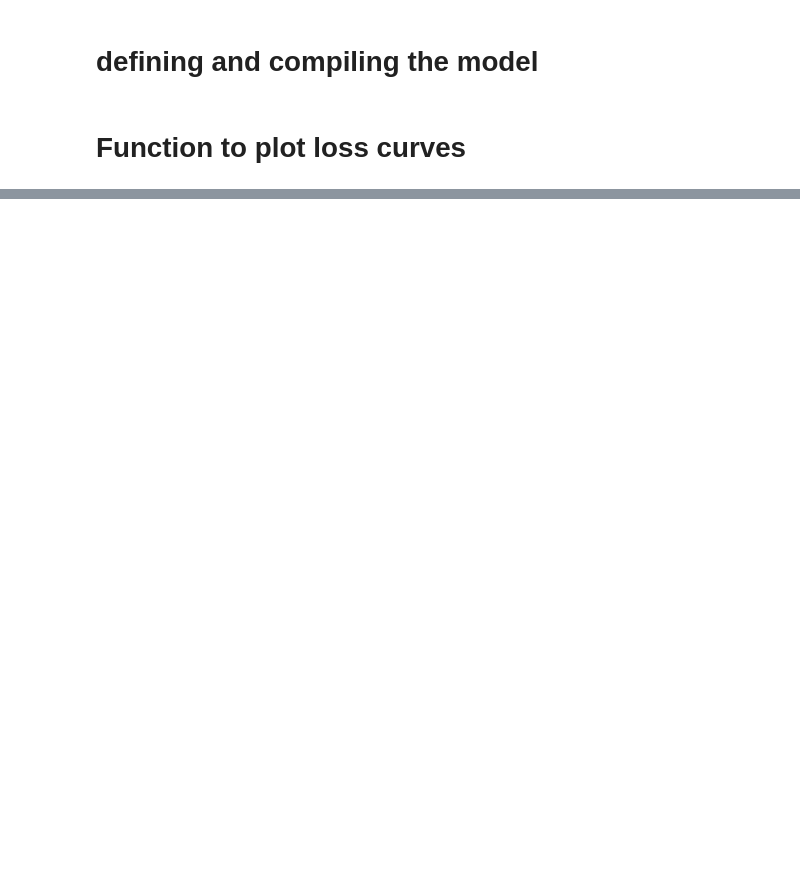
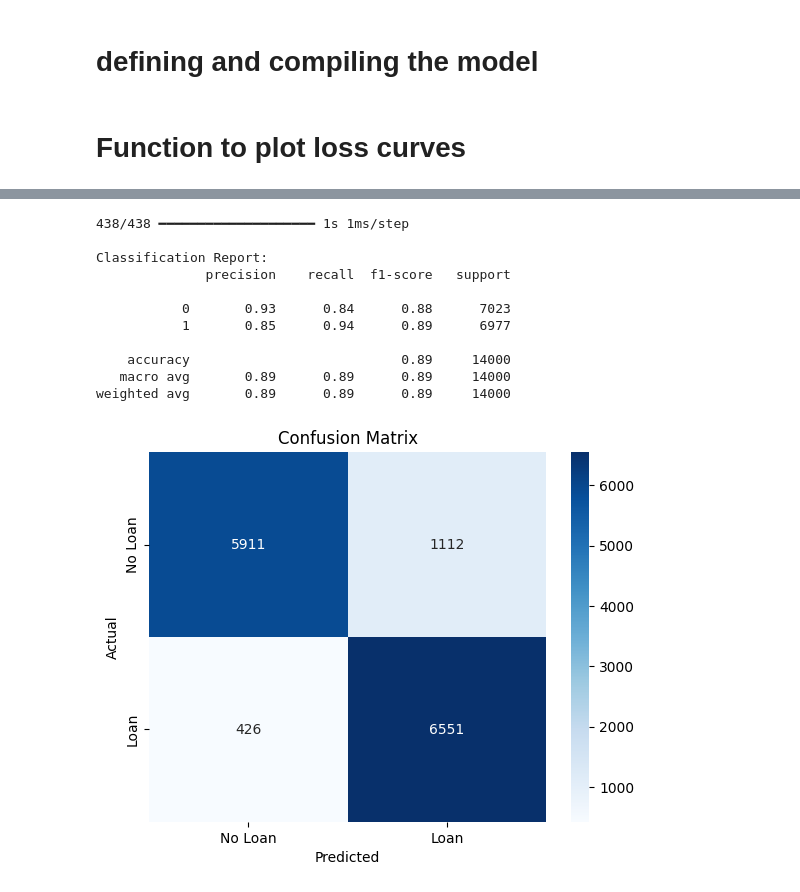
Before and after one commit to Samenergy/Formative-1-Databases, a Jupyter notebook: Notebook.ipynb, the cells around one changed output, grey strips where cells are left out. Saved outputs shown, nothing was run; the diff lists cells and outputs as text; code cells hidden in the pictures; blank space fills up the shorter version.

Commit message:
model evaluation

```diff
--- a/Notebook.ipynb
+++ b/Notebook.ipynb
@@ -169,0 +170,28 @@ Epoch 30/30
+# %%
+# Evaluating models
+def evaluate_model(model, X_test, y_test):
+   y_pred = (model.predict(X_test) > 0.5).astype("int32")
+   print("\nClassification Report:")
+   print(classification_report(y_test, y_pred))
+   conf_matrix = confusion_matrix(y_test, y_pred)
+   sns.heatmap(conf_matrix, annot=True, fmt='d', cmap='Blues', xticklabels=['No Loan', 'Loan'], yticklabels=['No Loan', 'Loan'])
+   plt.xlabel('Predicted')
+   plt.ylabel('Actual')
+   plt.title('Confusion Matrix')
+   plt.show()
+# %%
+# Evaluate all models
+evaluate_model(model_2, X_test, y_test)
+# %% [output]
+438/438 ━━━━━━━━━━━━━━━━━━━━ 1s 1ms/step
+
+Classification Report:
+              precision    recall  f1-score   support
+
+           0       0.93      0.84      0.88      7023
+           1       0.85      0.94      0.89      6977
+
+    accuracy                           0.89     14000
+   macro avg       0.89      0.89      0.89     14000
+weighted avg       0.89      0.89      0.89     14000
+[figure, added]
```
Also changed, not shown: parts of 5 cells of this notebook.
